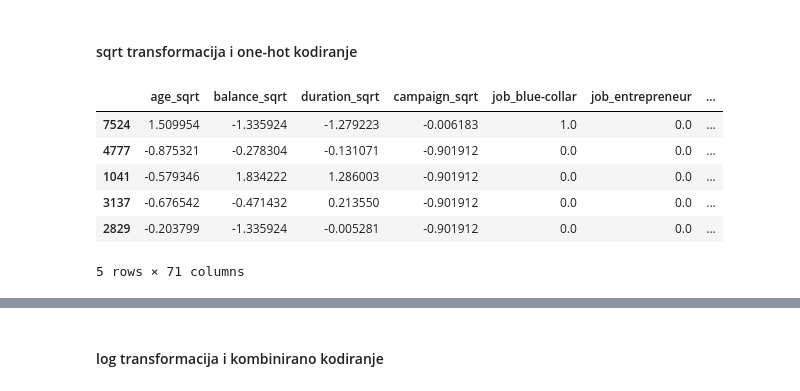
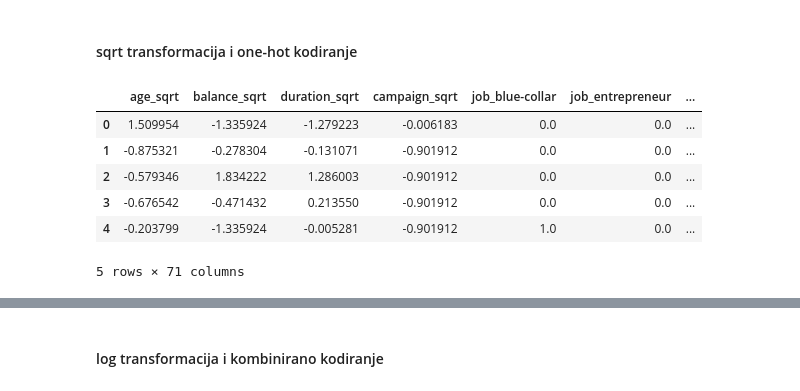
Before and after one commit to dsabljic/Bank-Marketing, a Jupyter notebook: BankMarketing.ipynb, the cells around one changed output, grey strips where cells are left out. Drawn from its saved outputs; the diff is of its cells as text; code cells hidden in the pictures.

```diff
--- a/BankMarketing.ipynb
+++ b/BankMarketing.ipynb
@@ -595,45 +638,36 @@ X_train_final_sqrt_combo.head()
 # %% [markdown]
 #### sqrt transformacija i one-hot kodiranje
 # %%
-numeric_columns = ['age_sqrt', 'balance_sqrt', 'duration_sqrt', 'campaign_sqrt']
-categorical_columns = ['job', 'marital', 'default', 'housing', 'loan', 'contact', 'month', 'day', 'poutcome', 'education', 'pdays_category']
-
-# Transformacija
-df_sqrt = df.copy()
-df_sqrt['balance_sqrt'] = df_sqrt['balance'].apply(lambda x: np.sqrt(x + 1) if x > 0 else 0)
-df_sqrt['duration_sqrt'] = df_sqrt['duration'].apply(lambda x: np.sqrt(x))
-df_sqrt['campaign_sqrt'] = df_sqrt['campaign'].apply(lambda x: np.sqrt(x))
-df_sqrt['age_sqrt'] = df_sqrt['age'].apply(lambda x: np.sqrt(x + 1))
-
-# Podjela podataka na treniranje i testiranje
 X_sqrt_oh = df_sqrt[numeric_columns + categorical_columns]
 y_sqrt_oh = df_sqrt['deposit'].apply(lambda x: 1 if x == 'yes' else 0)
 
 X_train_sqrt_oh, X_test_sqrt_oh, y_train_sqrt_oh, y_test_sqrt_oh = train_test_split(X_sqrt_oh, y_sqrt_oh, test_size=0.3, random_state=42, stratify=y_sqrt_oh)
 
-# Skaliranje numeričkih varijabli
 scaler = StandardScaler()
 X_train_scaled_sqrt_oh = X_train_sqrt_oh.copy()
 X_test_scaled_sqrt_oh = X_test_sqrt_oh.copy()
 
 X_train_scaled_sqrt_oh[numeric_columns] = scaler.fit_transform(X_train_scaled_sqrt_oh[numeric_columns])
 X_test_scaled_sqrt_oh[numeric_columns] = scaler.transform(X_test_scaled_sqrt_oh[numeric_columns])
 
-# One-hot encoding za sve kategorijske varijable
 encoder = OneHotEncoder(sparse_output=False, drop='first')
 encoded_categorical_train = pd.DataFrame(encoder.fit_transform(X_train_scaled_sqrt_oh[categorical_columns]), columns=encoder.get_feature_names_out(categorical_columns))
 encoded_categorical_test = pd.DataFrame(encoder.transform(X_test_scaled_sqrt_oh[categorical_columns]), columns=encoder.get_feature_names_out(categorical_columns))
 
-# Spajanje skaliranih numeričkih i kodiranih kategorijskih varijabli
+X_train_scaled_sqrt_oh.reset_index(drop=True, inplace=True)
+encoded_nominal_train.reset_index(drop=True, inplace=True)
+X_test_scaled_sqrt_oh.reset_index(drop=True, inplace=True)
+encoded_nominal_test.reset_index(drop=True, inplace=True)
+
 X_train_final_sqrt_oh = pd.concat([X_train_scaled_sqrt_oh[numeric_columns], encoded_categorical_train], axis=1)
 X_test_final_sqrt_oh = pd.concat([X_test_scaled_sqrt_oh[numeric_columns], encoded_categorical_test], axis=1)
 
 X_train_final_sqrt_oh.head()
 # %% [output]
 |  | age_sqrt | balance_sqrt | duration_sqrt | campaign_sqrt | job_blue-collar | job_entrepreneur | ... |
-| 7524 | 1.509954 | -1.335924 | -1.279223 | -0.006183 | 1.0 | 0.0 | ... |
-| 4777 | -0.875321 | -0.278304 | -0.131071 | -0.901912 | 0.0 | 0.0 | ... |
-| 1041 | -0.579346 | 1.834222 | 1.286003 | -0.901912 | 0.0 | 0.0 | ... |
-| 3137 | -0.676542 | -0.471432 | 0.213550 | -0.901912 | 0.0 | 0.0 | ... |
-| 2829 | -0.203799 | -1.335924 | -0.005281 | -0.901912 | 0.0 | 0.0 | ... |
+| 0 | 1.509954 | -1.335924 | -1.279223 | -0.006183 | 0.0 | 0.0 | ... |
+| 1 | -0.875321 | -0.278304 | -0.131071 | -0.901912 | 0.0 | 0.0 | ... |
+| 2 | -0.579346 | 1.834222 | 1.286003 | -0.901912 | 0.0 | 0.0 | ... |
+| 3 | -0.676542 | -0.471432 | 0.213550 | -0.901912 | 0.0 | 0.0 | ... |
+| 4 | -0.203799 | -1.335924 | -0.005281 | -0.901912 | 1.0 | 0.0 | ... |
 5 rows × 71 columns
```
Also changed, not shown: parts of 11 cells of this notebook.
